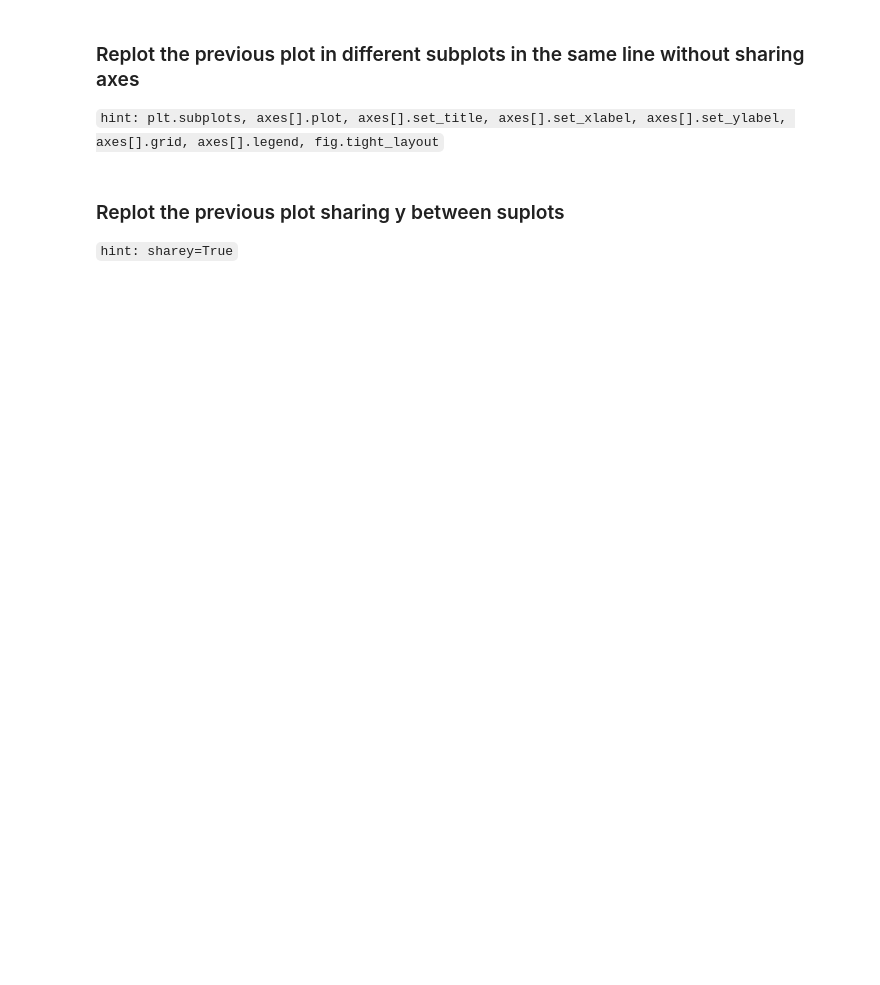
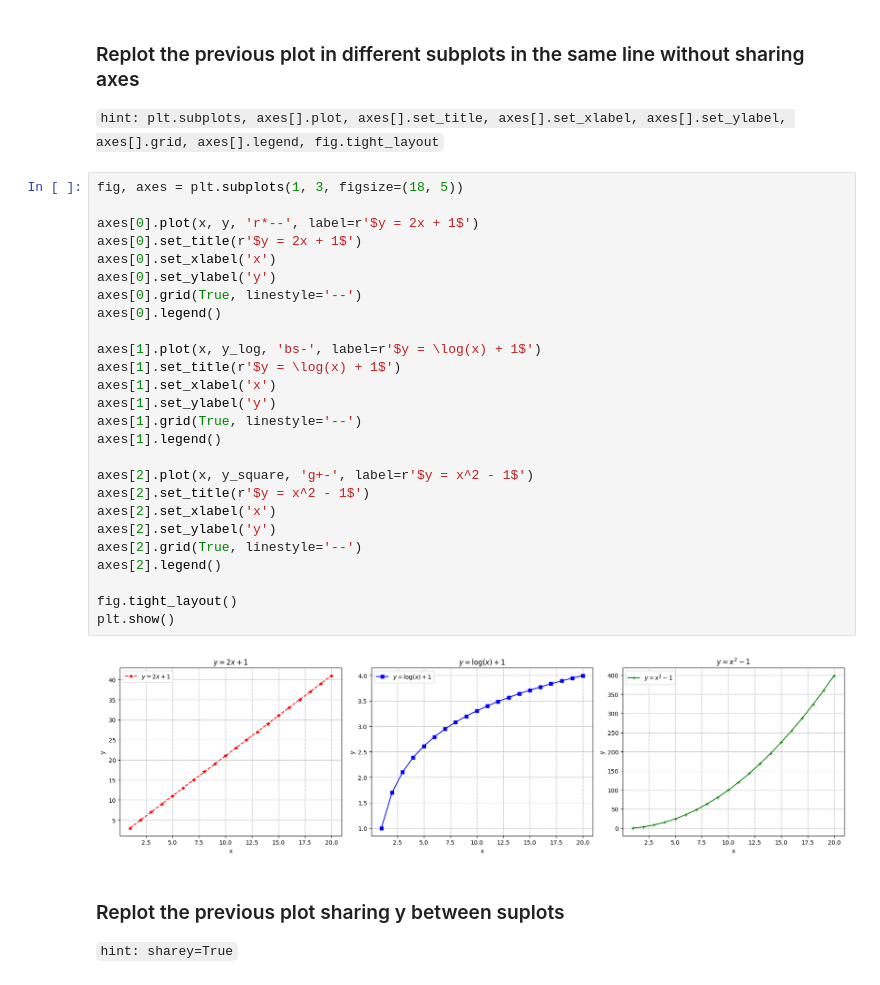
Before and after one commit to Ergys97/MLDM-Scripts, a Jupyter notebook: Python-Introduction/04-Matplotlib-Exercises.ipynb, the cells around one changed output. Saved outputs shown, nothing was run; the diff lists cells and outputs as text; blank space fills up the shorter version.

```diff
--- a/Python-Introduction/04-Matplotlib-Exercises.ipynb
+++ b/Python-Introduction/04-Matplotlib-Exercises.ipynb
@@ -35,6 +92,34 @@
 # %% [markdown]
 ### Replot the previous plot in different subplots in the same line without sharing axes
 `hint: plt.subplots, axes[].plot, axes[].set_title, axes[].set_xlabel, axes[].set_ylabel, axes[].grid, axes[].legend, fig.tight_layout`
+# %%
+fig, axes = plt.subplots(1, 3, figsize=(18, 5))
+
+axes[0].plot(x, y, 'r*--', label=r'$y = 2x + 1$')
+axes[0].set_title(r'$y = 2x + 1$')
+axes[0].set_xlabel('x')
+axes[0].set_ylabel('y')
+axes[0].grid(True, linestyle='--')
+axes[0].legend()
+
+axes[1].plot(x, y_log, 'bs-', label=r'$y = \log(x) + 1$')
+axes[1].set_title(r'$y = \log(x) + 1$')
+axes[1].set_xlabel('x')
+axes[1].set_ylabel('y')
+axes[1].grid(True, linestyle='--')
+axes[1].legend()
+
+axes[2].plot(x, y_square, 'g+-', label=r'$y = x^2 - 1$')
+axes[2].set_title(r'$y = x^2 - 1$')
+axes[2].set_xlabel('x')
+axes[2].set_ylabel('y')
+axes[2].grid(True, linestyle='--')
+axes[2].legend()
+
+fig.tight_layout()
+plt.show()
+# %% [output]
+[figure, added]
 # %% [markdown]
 ### Replot the previous plot sharing y between suplots
 `hint: sharey=True`
```
Also changed, not shown: parts of 16 cells of this notebook.
